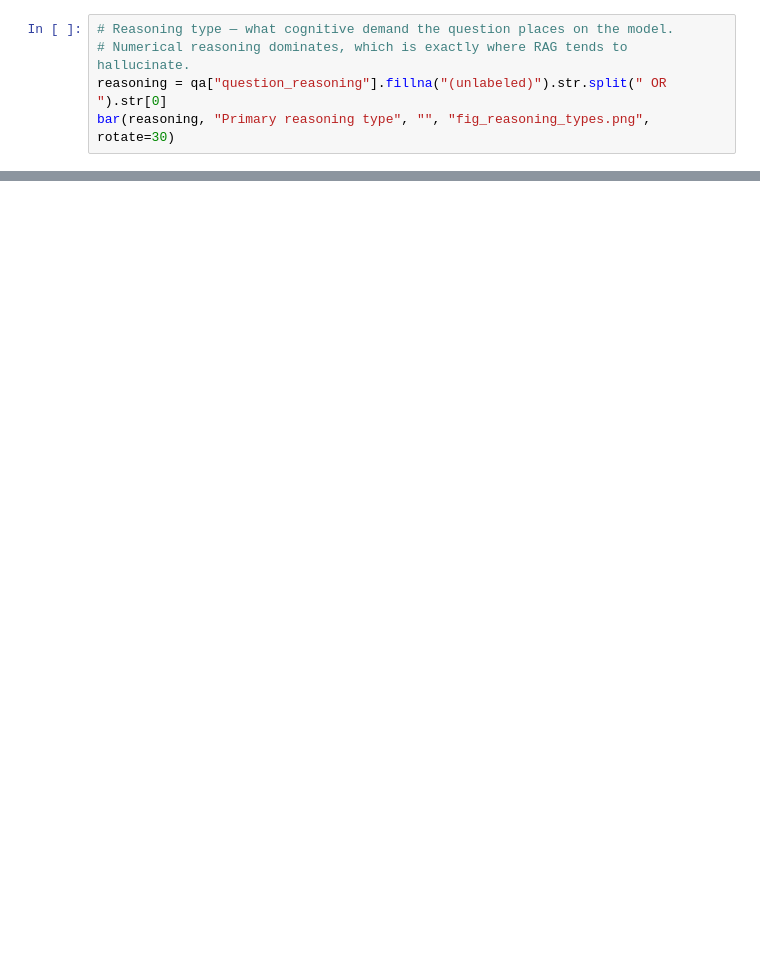
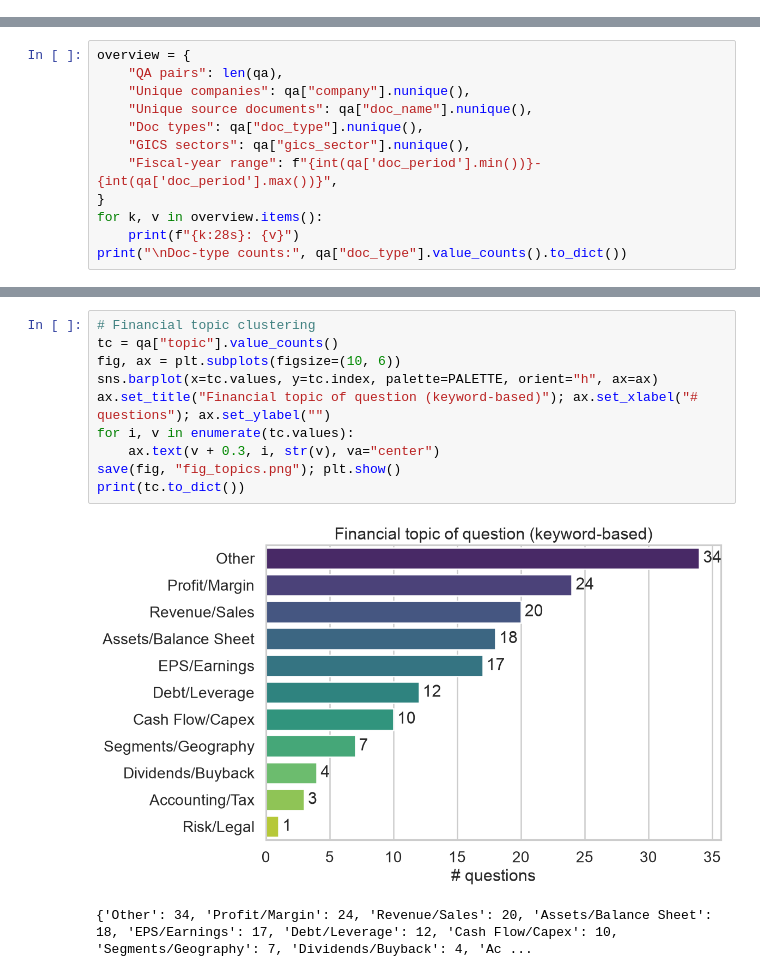
Before and after one commit to bshind87/finrag-hallucination, a Jupyter notebook: notebooks/01_eda.ipynb, the cells around one changed output, grey strips where cells are left out. Saved outputs shown, nothing was run; the diff lists cells and outputs as text; blank space fills up the shorter version.

```diff
--- a/notebooks/01_eda.ipynb
+++ b/notebooks/01_eda.ipynb
@@ -104,5 +0,0 @@ Name: count, dtype: int64
-# %%
-# Reasoning type — what cognitive demand the question places on the model.
-# Numerical reasoning dominates, which is exactly where RAG tends to hallucinate.
-reasoning = qa["question_reasoning"].fillna("(unlabeled)").str.split(" OR ").str[0]
-bar(reasoning, "Primary reasoning type", "", "fig_reasoning_types.png", rotate=30)
@@ -277,0 +220,12 @@ hallucination taxonomy (numerical, entity, reasoning, unsupported extrapolation)
+# %%
+overview = {
+    "QA pairs": len(qa),
+    "Unique companies": qa["company"].nunique(),
+    "Unique source documents": qa["doc_name"].nunique(),
+    "Doc types": qa["doc_type"].nunique(),
+    "GICS sectors": qa["gics_sector"].nunique(),
+    "Fiscal-year range": f"{int(qa['doc_period'].min())}-{int(qa['doc_period'].max())}",
+}
+for k, v in overview.items():
+    print(f"{k:28s}: {v}")
+print("\nDoc-type counts:", qa["doc_type"].value_counts().to_dict())
@@ -277,0 +257,13 @@ hallucination taxonomy (numerical, entity, reasoning, unsupported extrapolation)
+# %%
+# Financial topic clustering
+tc = qa["topic"].value_counts()
+fig, ax = plt.subplots(figsize=(10, 6))
+sns.barplot(x=tc.values, y=tc.index, palette=PALETTE, orient="h", ax=ax)
+ax.set_title("Financial topic of question (keyword-based)"); ax.set_xlabel("# questions"); ax.set_ylabel("")
+for i, v in enumerate(tc.values):
+    ax.text(v + 0.3, i, str(v), va="center")
+save(fig, "fig_topics.png"); plt.show()
+print(tc.to_dict())
+# %% [output]
+[figure, added]
+{'Other': 34, 'Profit/Margin': 24, 'Revenue/Sales': 20, 'Assets/Balance Sheet': 18, 'EPS/Earnings': 17, 'Debt/Leverage': 12, 'Cash Flow/Capex': 10, 'Segments/Geography': 7, 'Dividends/Buyback': 4, 'Ac ...
```
Also changed, not shown: parts of 48 cells of this notebook, 24 other files.
